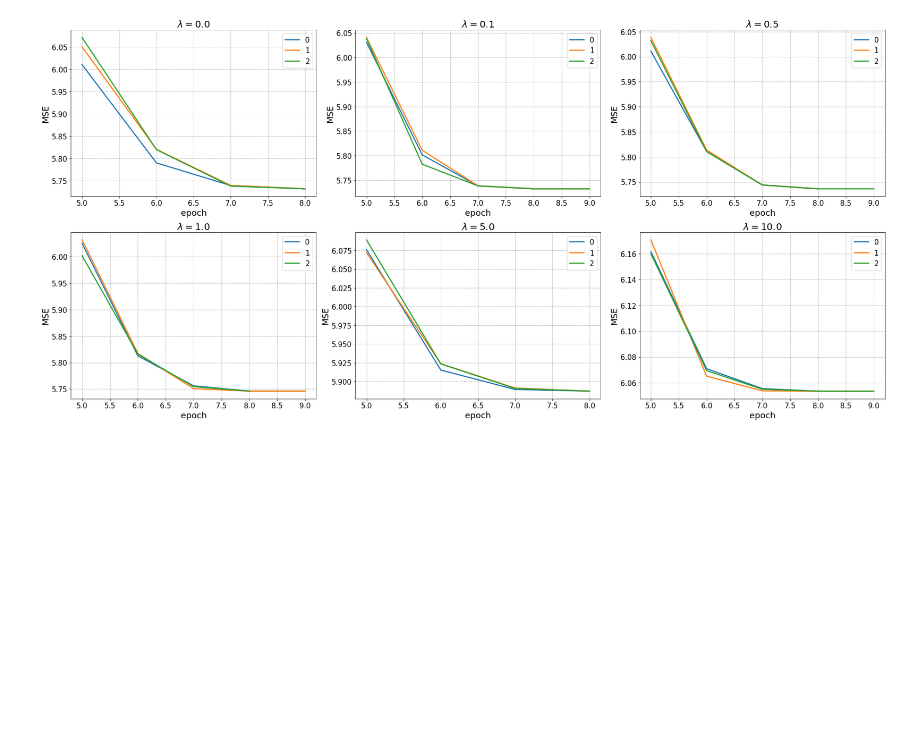
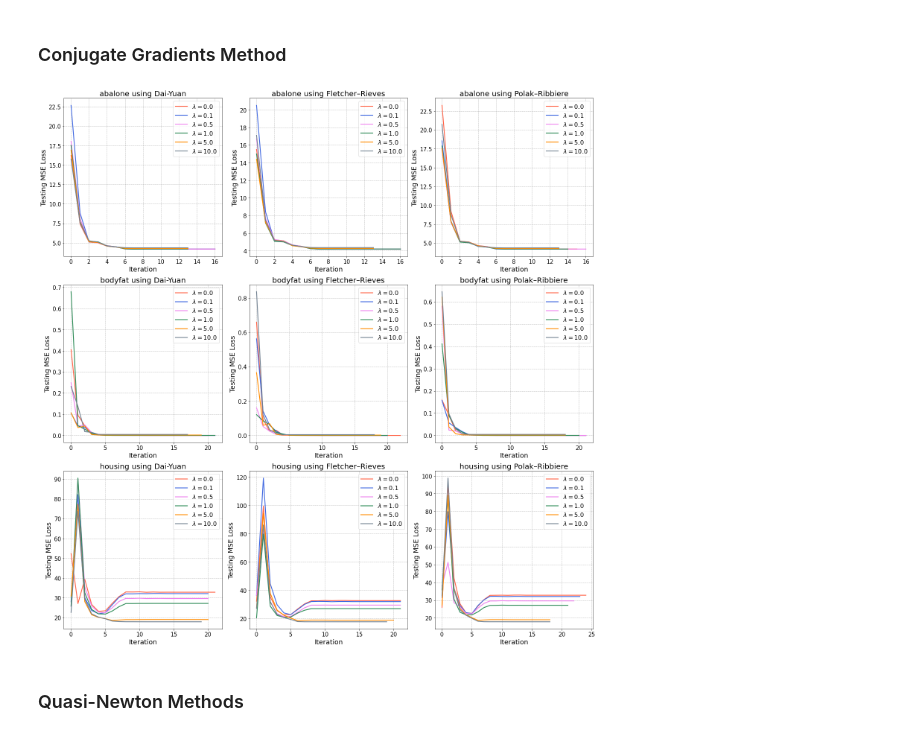
Before and after one commit to ZhaoHongjue/Optimization-HW, a Jupyter notebook: midterm/src/result/process.ipynb, the cells around one changed output. Saved outputs shown, nothing was run; the diff lists cells and outputs as text; code cells hidden in the pictures; blank space fills up the shorter version.

```diff
--- a/midterm/src/result/process.ipynb
+++ b/midterm/src/result/process.ipynb
@@ -7,0 +48,2 @@ import matplotlib.pyplot as plt
+# %% [markdown]
+### Conjugate Gradients Method
@@ -8,2 +79,36 @@ import matplotlib.pyplot as plt
+# %%
+title_fs = 20
+label_fs = 18
+legend_fs = 16
+tick_fs = 15
+colors = [
+    'tomato', 'royalblue', 'violet', 'seagreen', 'darkorange', 'slategray'
+]
+modes = ['Dai-Yuan', 'Fletcher–Rieves', 'Polak–Ribbiere']
+
+datasets = ['abalone', 'bodyfat', 'housing']
+lw = 2.2
+fig = plt.figure(figsize = (21, 21))
+for i in range(len(conj_dfs)):
+    plt.subplot(3, 3, i+1)
+    for j in range(6):
+        plt.plot(
+            conj_dfs[i][j].iloc[:, 1],
+            lw = lw, color = colors[j],
+            label = f'$\lambda = {lambs[j]}$'
+        )
+    plt.legend(fontsize = legend_fs)
+    plt.title(f'{datasets[i // 3]} using {modes[i % 3]}', fontsize = title_fs)
+    plt.xlabel('Iteration', fontsize = label_fs)
+    plt.ylabel('Testing MSE Loss', fontsize = label_fs)
+    plt.tick_params(axis='both',labelsize = tick_fs)
+    plt.grid(color = 'grey', linestyle = '-.', linewidth = 0.5)
+    plt.savefig('../../report/fig/ConjGrad.pdf')
+    plt.savefig('./pics/ConjGrad.pdf')
+plt.tight_layout()
+# %% [output]
+[figure, added]
+# %% [markdown]
+### Quasi-Newton Methods
 # %%
 lambs = [0.0, 0.1, 0.5, 1.0, 5.0, 10.0]
@@ -31,23 +141,0 @@ for lamb in lambs:
-# %%
-col = 0
-fig = plt.figure(figsize=(25, 12))
-
-lw = 2.4
-title_fs = 20
-legend_fs = 15
-label_fs = 18
-tick_fs = 15
-
-for i in range(len(lambs)):
-    plt.subplot(2, 3, (i+1))
-    for mode in [0, 1, 2]:
-        plt.plot(qn_dfs[mode][i].iloc[5:, col], lw = lw, label = str(mode))
-    plt.xlabel('epoch', fontsize = label_fs)
-    plt.ylabel('MSE', fontsize = label_fs)
-    plt.tick_params(axis = 'both', labelsize = tick_fs)
-    plt.title(f'$\lambda = {lambs[i]}$', fontsize = title_fs)
-    plt.grid(lw = 0.5, color = 'grey', linestyle = '-.')
-    plt.legend(fontsize = legend_fs)
-plt.tight_layout()
-# %% [output]
-[figure, removed]
```
Also changed, not shown: parts of 7 cells of this notebook, 11 other files.
